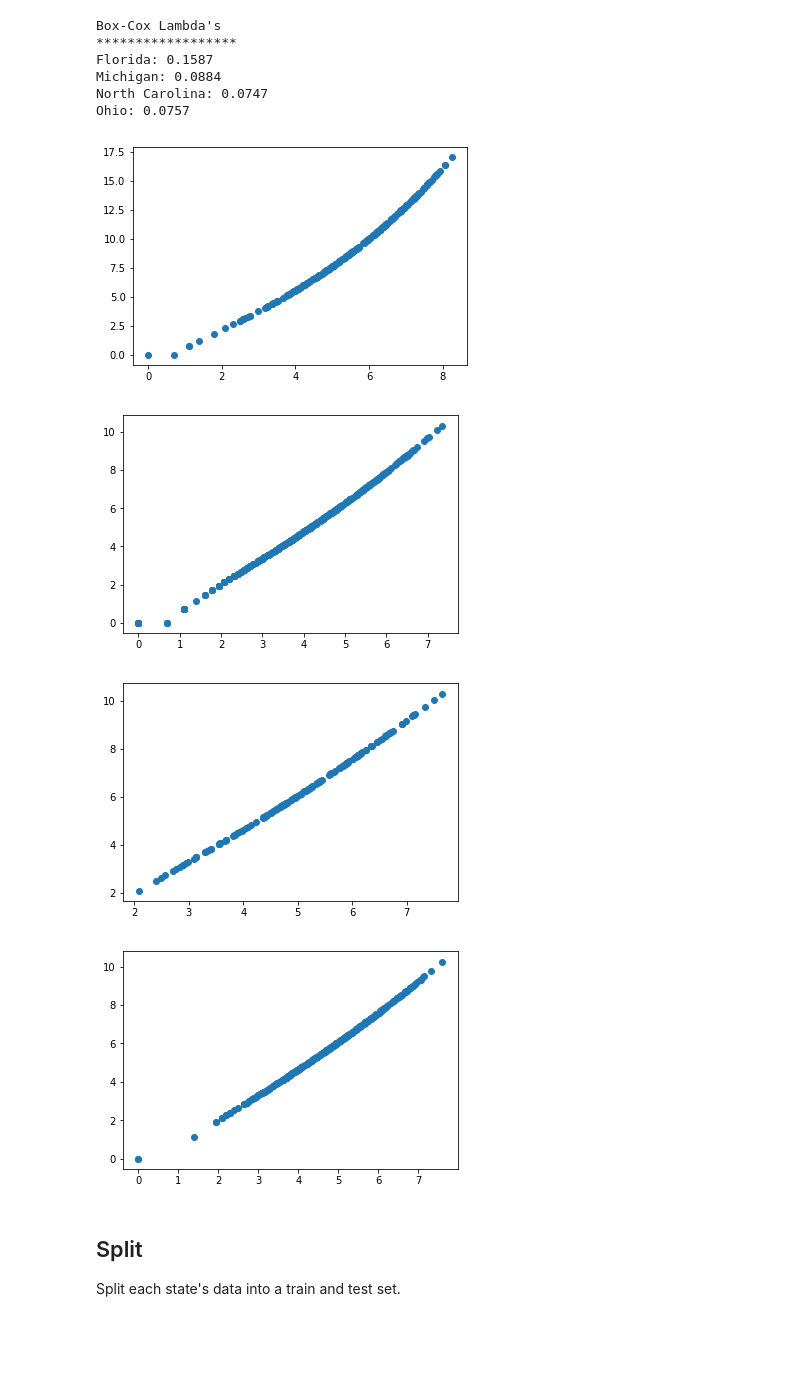
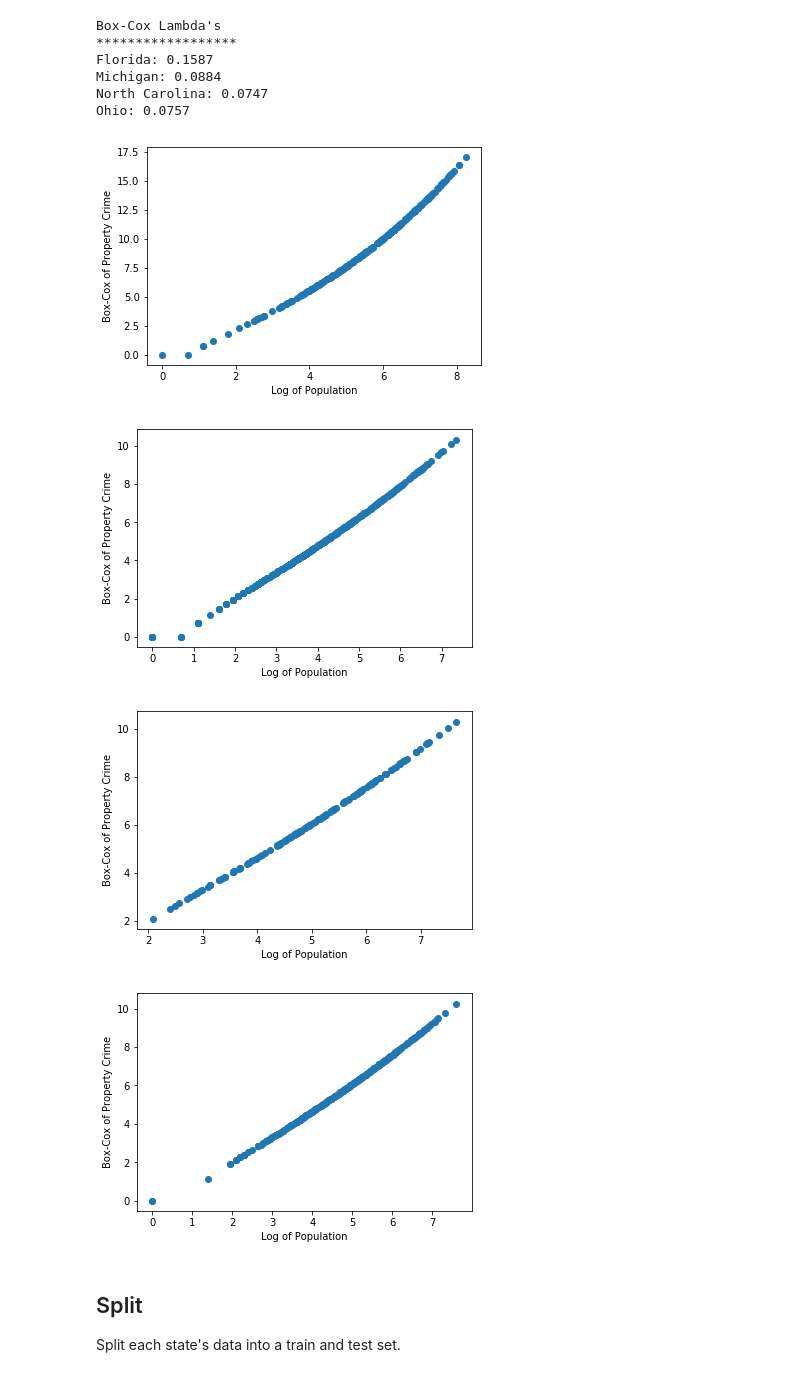
Before and after one commit to mkm29/DataScience, a Jupyter notebook: thinkful/unit/2/5/challenge_validate_models.ipynb, the cells around one changed output. Drawn from its saved outputs; the diff is of its cells as text; code cells hidden in the pictures; blank space fills up the shorter version.

```diff
--- a/thinkful/unit/2/5/challenge_validate_models.ipynb
+++ b/thinkful/unit/2/5/challenge_validate_models.ipynb
@@ -62,18 +61,29 @@ North Carolina: 0.0747
 Ohio: 0.0757
 # %%
 plt.scatter(florida["property_crime_log"], florida["property_crime_bc"])
+plt.xlabel("Log of Population")
+plt.ylabel("Box-Cox of Property Crime")
 plt.show()
+
 plt.scatter(michigan["property_crime_log"], michigan["property_crime_bc"])
+plt.xlabel("Log of Population")
+plt.ylabel("Box-Cox of Property Crime")
 plt.show()
+
 plt.scatter(nc["property_crime_log"], nc["property_crime_bc"])
+plt.xlabel("Log of Population")
+plt.ylabel("Box-Cox of Property Crime")
 plt.show()
+
 plt.scatter(ohio["property_crime_log"], ohio["property_crime_bc"])
+plt.xlabel("Log of Population")
+plt.ylabel("Box-Cox of Property Crime")
 plt.show()
 # %% [output]
-[figure, old version]
+[figure, new version]
-[figure, old version]
+[figure, new version]
-[figure, old version]
+[figure, new version]
-[figure, old version]
+[figure, new version]
 # %% [markdown]
 ## Split
 
```
Also changed, not shown: parts of 25 cells of this notebook, 1 other file.
